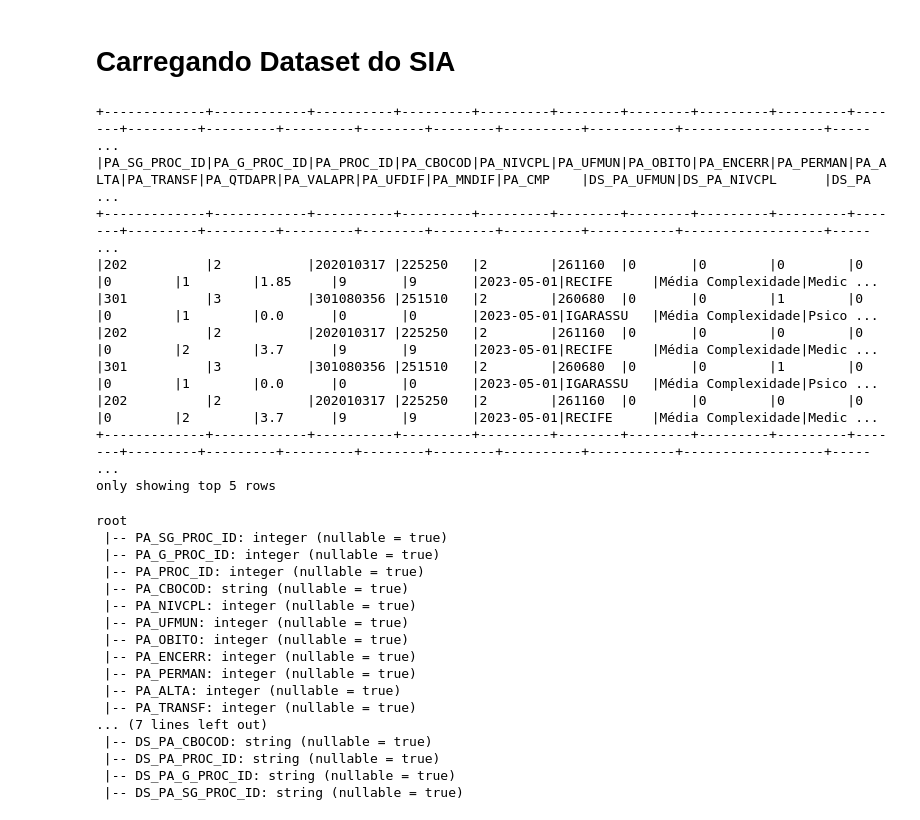
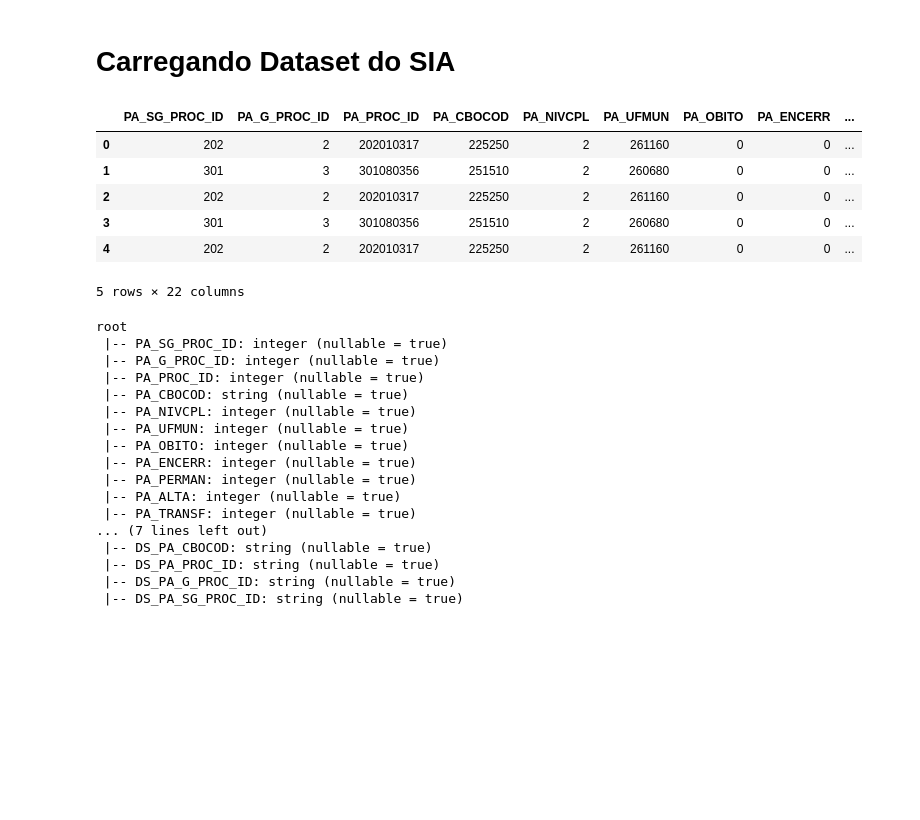
Before and after one commit to Vinicius-Luiz/etl_data_analisys_sia_python, a Jupyter notebook: 004_Data_Analysis.ipynb, the cells around one changed output. Cells and saved outputs as stored; diff of their text form; code cells hidden in the pictures; blank space fills up the shorter version.

```diff
--- a/004_Data_Analysis.ipynb
+++ b/004_Data_Analysis.ipynb
@@ -28,18 +29,15 @@ spark = SparkSession\
 PATH_FINAL_DATASET = r'data\003_JOIN_DATASETS\FINAL_DATASET'
 # %%
 df = spark.read.parquet(PATH_FINAL_DATASET)
-df.show(5, False)
+df.limit(5).toPandas()
 # %% [output]
+|  | PA_SG_PROC_ID | PA_G_PROC_ID | PA_PROC_ID | PA_CBOCOD | PA_NIVCPL | PA_UFMUN | PA_OBITO | PA_ENCERR | ... |
+| 0 | 202 | 2 | 202010317 | 225250 | 2 | 261160 | 0 | 0 | ... |
+| 1 | 301 | 3 | 301080356 | 251510 | 2 | 260680 | 0 | 0 | ... |
+| 2 | 202 | 2 | 202010317 | 225250 | 2 | 261160 | 0 | 0 | ... |
+| 3 | 301 | 3 | 301080356 | 251510 | 2 | 260680 | 0 | 0 | ... |
+| 4 | 202 | 2 | 202010317 | 225250 | 2 | 261160 | 0 | 0 | ... |
-+-------------+------------+----------+---------+---------+--------+--------+---------+---------+-------+---------+---------+---------+--------+--------+----------+-----------+------------------+----- ...
-|PA_SG_PROC_ID|PA_G_PROC_ID|PA_PROC_ID|PA_CBOCOD|PA_NIVCPL|PA_UFMUN|PA_OBITO|PA_ENCERR|PA_PERMAN|PA_ALTA|PA_TRANSF|PA_QTDAPR|PA_VALAPR|PA_UFDIF|PA_MNDIF|PA_CMP    |DS_PA_UFMUN|DS_PA_NIVCPL      |DS_PA ...
-+-------------+------------+----------+---------+---------+--------+--------+---------+---------+-------+---------+---------+---------+--------+--------+----------+-----------+------------------+----- ...
-|202          |2           |202010317 |225250   |2        |261160  |0       |0        |0        |0      |0        |1        |1.85     |9       |9       |2023-05-01|RECIFE     |Média Complexidade|Medic ...
-|301          |3           |301080356 |251510   |2        |260680  |0       |0        |1        |0      |0        |1        |0.0      |0       |0       |2023-05-01|IGARASSU   |Média Complexidade|Psico ...
-|202          |2           |202010317 |225250   |2        |261160  |0       |0        |0        |0      |0        |2        |3.7      |9       |9       |2023-05-01|RECIFE     |Média Complexidade|Medic ...
-|301          |3           |301080356 |251510   |2        |260680  |0       |0        |1        |0      |0        |1        |0.0      |0       |0       |2023-05-01|IGARASSU   |Média Complexidade|Psico ...
-|202          |2           |202010317 |225250   |2        |261160  |0       |0        |0        |0      |0        |2        |3.7      |9       |9       |2023-05-01|RECIFE     |Média Complexidade|Medic ...
-+-------------+------------+----------+---------+---------+--------+--------+---------+---------+-------+---------+---------+---------+--------+--------+----------+-----------+------------------+----- ...
-only showing top 5 rows
+5 rows × 22 columns
 # %%
 df.printSchema()
 # %% [output]
```
Also changed, not shown: parts of 13 cells of this notebook, 1 other file.
